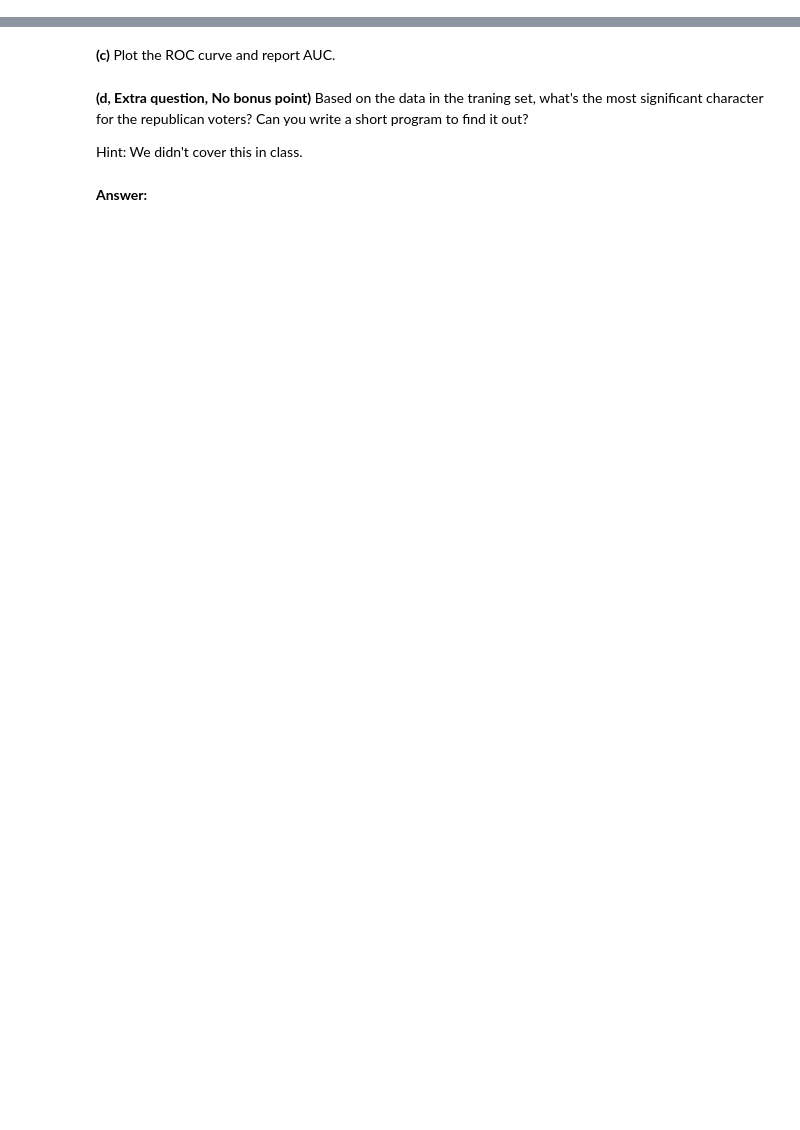
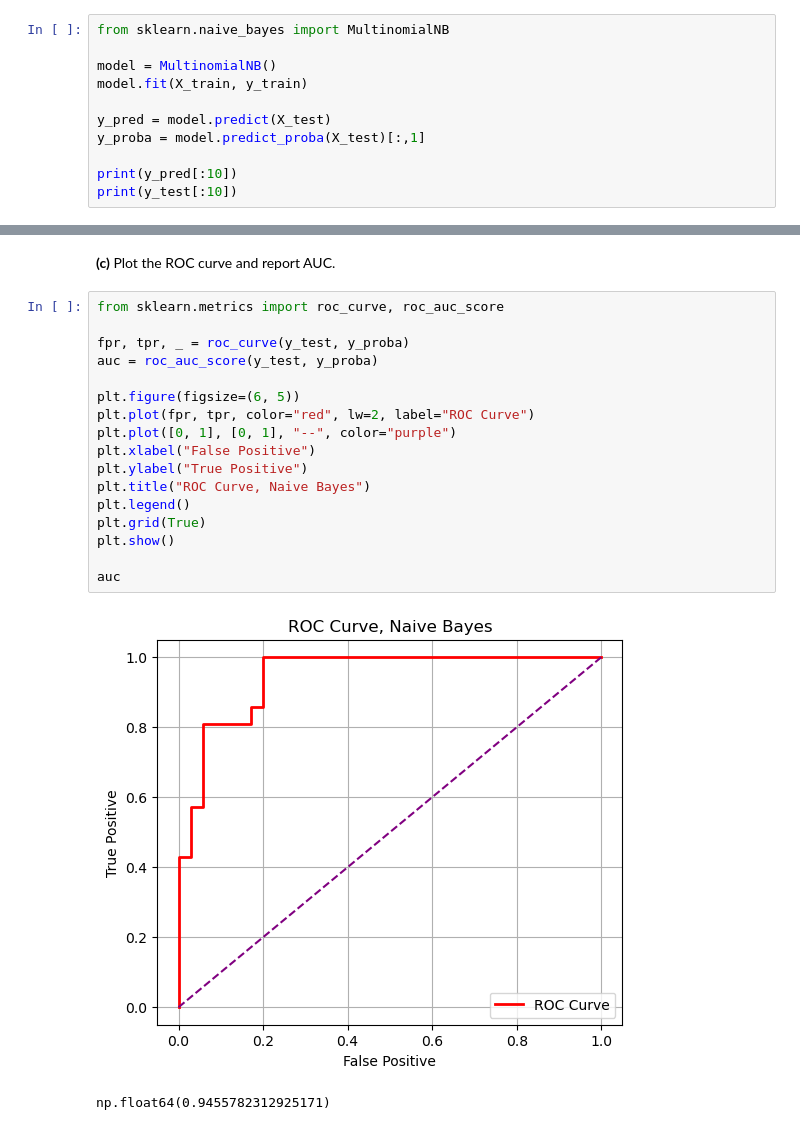
Before and after one commit to must108/sta4724, a Jupyter notebook: homework/hw3/Homework 3.ipynb, the cells around one changed output, grey strips where cells are left out. Saved outputs shown, nothing was run; the diff lists cells and outputs as text; blank space fills up the shorter version.

```diff
--- a/homework/hw3/Homework 3.ipynb
+++ b/homework/hw3/Homework 3.ipynb
@@ -125,2 +193,13 @@ Hint: computer cannot read 'y/n' just like it cannot read tweets directly.
 # %% [markdown]
 **(b)** Train the bayes model and use it to predict the voting result on the testing data.
+# %%
+from sklearn.naive_bayes import MultinomialNB
+
+model = MultinomialNB()
+model.fit(X_train, y_train)
+
+y_pred = model.predict(X_test)
+y_proba = model.predict_proba(X_test)[:,1]
+
+print(y_pred[:10])
+print(y_test[:10])
@@ -127,8 +219,22 @@ Hint: computer cannot read 'y/n' just like it cannot read tweets directly.
 # %% [markdown]
 **(c)** Plot the ROC curve and report AUC.
-# %% [markdown]
-**(d, Extra question, No bonus point)** Based on the data in the traning set, what's the most significant character for the republican voters? Can you write a short program to find it out?
-
-Hint: We didn't cover this in class.
-# %% [markdown]
-**Answer:**
+# %%
+from sklearn.metrics import roc_curve, roc_auc_score
+
+fpr, tpr, _ = roc_curve(y_test, y_proba)
+auc = roc_auc_score(y_test, y_proba)
+
+plt.figure(figsize=(6, 5))
+plt.plot(fpr, tpr, color="red", lw=2, label="ROC Curve")
+plt.plot([0, 1], [0, 1], "--", color="purple")
+plt.xlabel("False Positive")
+plt.ylabel("True Positive")
+plt.title("ROC Curve, Naive Bayes")
+plt.legend()
+plt.grid(True)
+plt.show()
+
+auc
+# %% [output]
+[figure, added]
+np.float64(0.9455782312925171)
```
Also changed, not shown: parts of 5 cells of this notebook.
